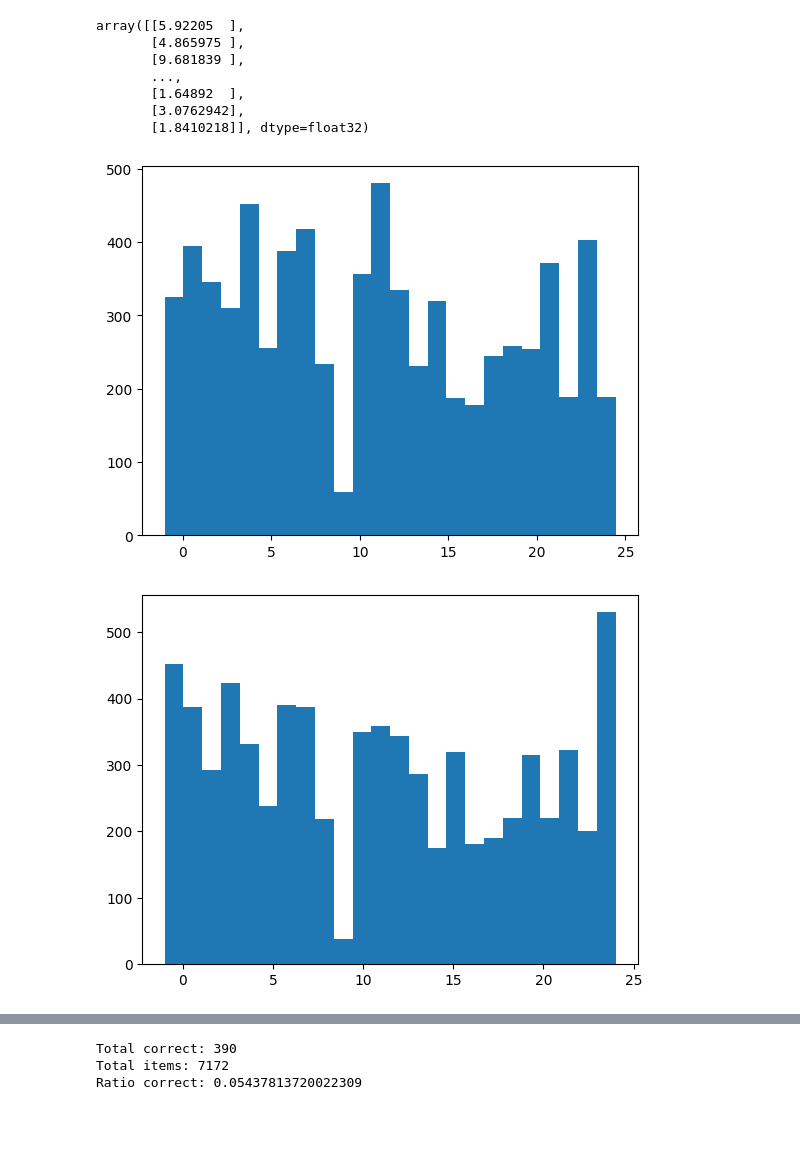
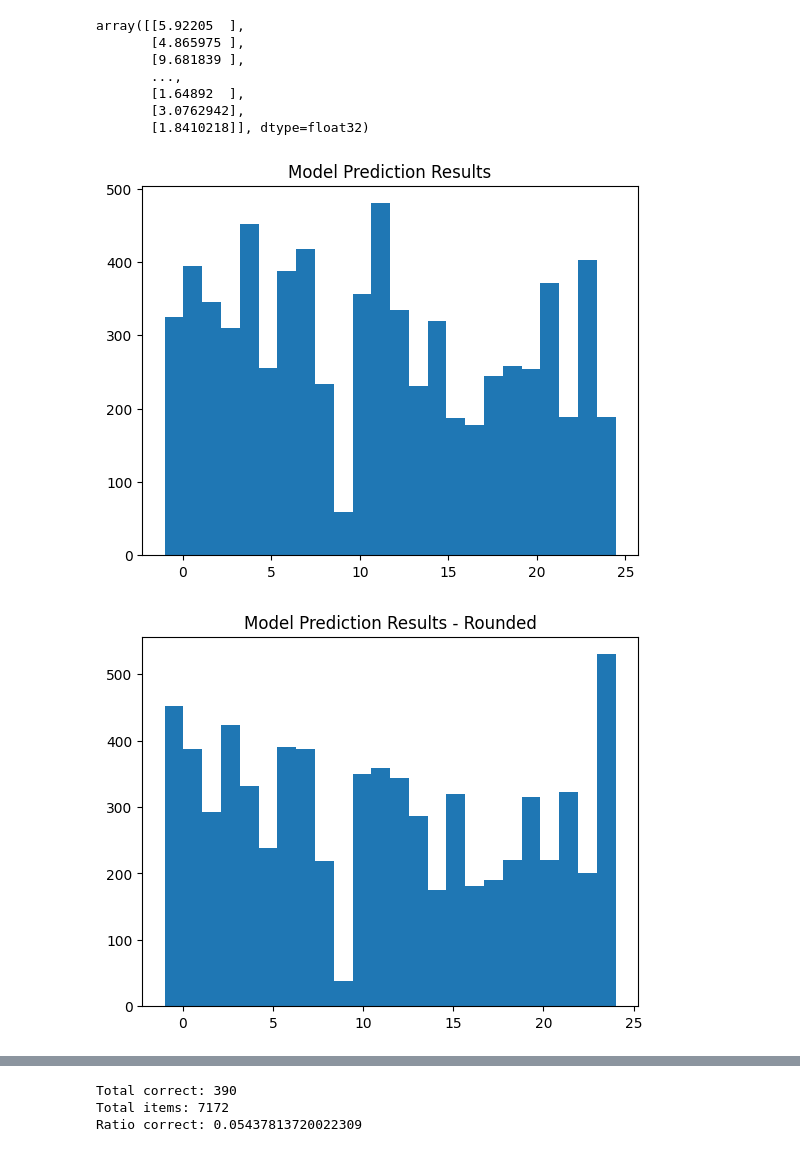
Before and after one commit to Astute-2319/CS5990-Group7-Final-Project, a Jupyter notebook: astute_final_work.ipynb, the cells around one changed output, grey strips where cells are left out. Drawn from its saved outputs; the diff is of its cells as text; code cells hidden in the pictures; blank space fills up the shorter version.

Commit message:
Added histogram plot titles

```diff
--- a/astute_final_work.ipynb
+++ b/astute_final_work.ipynb
@@ -117,9 +117,10 @@ array([[5.92205  ],
 # %%
 # This is a histogram of counts given to each label
 plt.hist(prediction, bins=len(labels))
+plt.title("Model Prediction Results")
 plt.show()
 # %% [output]
-[figure, old version]
+[figure, new version]
 # %%
 # Rounds off the labels
 prediction_rounded = np.array(prediction)
@@ -131,6 +132,7 @@ for p in prediction_rounded:
 # %%
 # This is a histogram of counts given to each label
 plt.hist(prediction_rounded, bins=len(labels))
+plt.title("Model Prediction Results - Rounded")
 plt.show()
 # %% [output]
-[figure, old version]
+[figure, new version]
```
Also changed, not shown: parts of 1 cell of this notebook.
